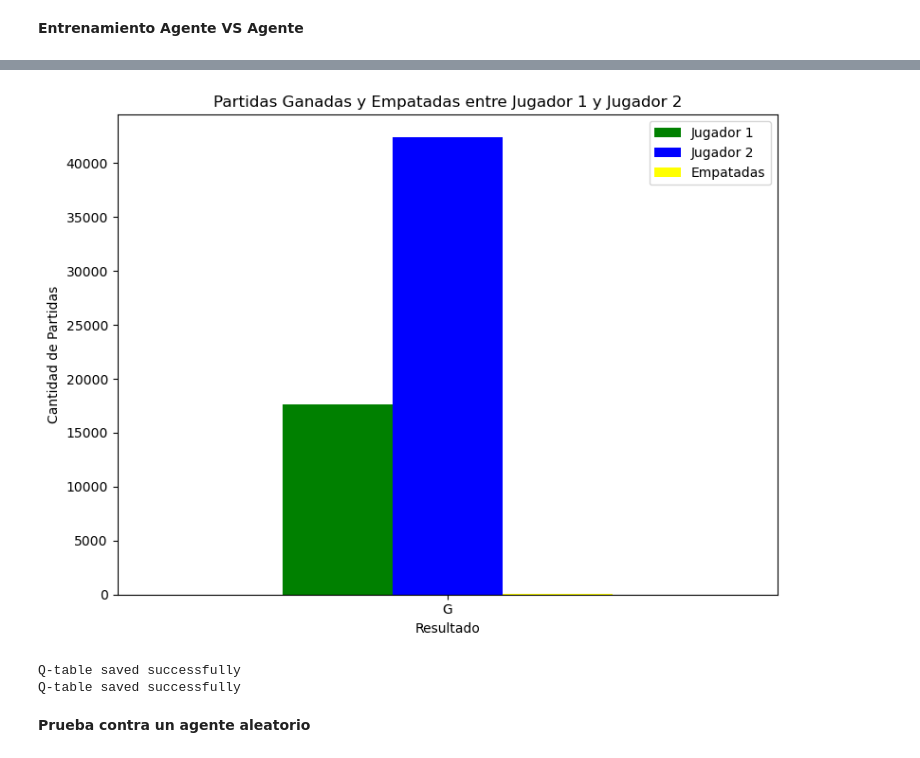
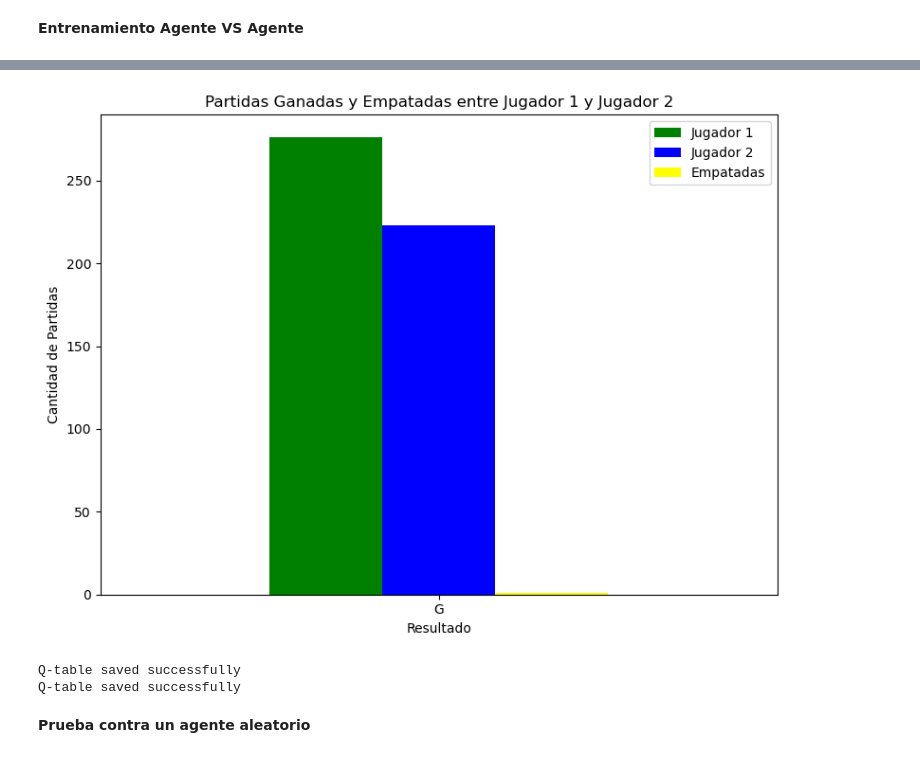
Before and after one commit to julianricom1/Connect4, a Jupyter notebook: Training.ipynb, the cells around one changed output, grey strips where cells are left out. Drawn from its saved outputs; the diff is of its cells as text; code cells hidden in the pictures.

```diff
--- a/Training.ipynb
+++ b/Training.ipynb
@@ -234,8 +234,8 @@ class PlayerVsAgent(Game):
 # %%
 tablero = Board.Connect4Board()
 
-agente = Agent.Agent(tablero, "O",epsilon=0.9,alpha=0.8,gamma=2)
+agente = Agent.Agent(tablero, "O",epsilon=0.9,alpha=0.8,gamma=1)
 otroAgente = Agent.Agent(tablero, "X")
-juego = AgentVsAgent(tablero, agente, otroAgente, epochs = 60000)
+juego = AgentVsAgent(tablero, agente, otroAgente, epochs = 500)
 juego.play(plot_result=False)
 # %% [output]
@@ -259,4 +259,4 @@ Epoch #
-[figure, old version]
+[figure, new version]
 Q-table saved successfully
 Q-table saved successfully
 # %% [markdown]
```
Also changed, not shown: parts of 6 cells of this notebook, 5 other files.
